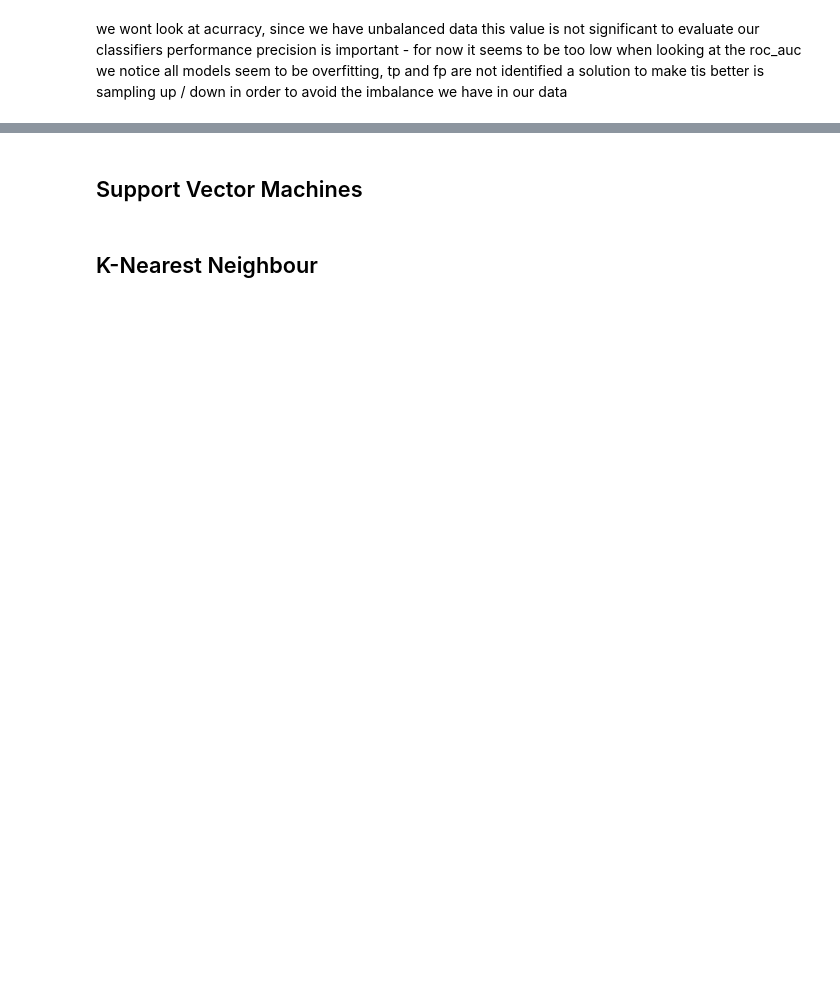
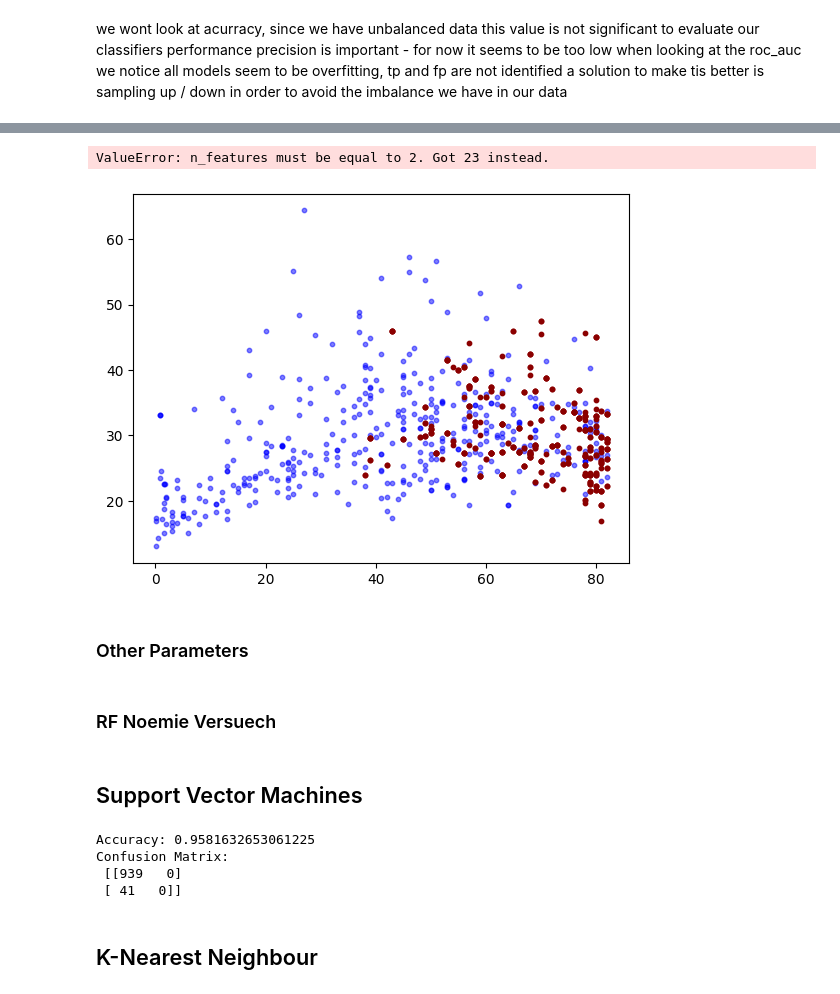
Before and after one commit to mustra12/project_FoDS, a Jupyter notebook: projectFoDS-20052023.ipynb, the cells around one changed output, grey strips where cells are left out. Cells and saved outputs as stored; diff of their text form; code cells hidden in the pictures; blank space fills up the shorter version.

```diff
--- a/projectFoDS-20052023.ipynb
+++ b/projectFoDS-20052023.ipynb
@@ -951,2 +990,53 @@ df_performance
 | RF (test,bal) | 0 | 1 | 938 | 41 | 0.957143 | 0.0 | 0.0 | 0.0 | 0.7445 |
 | RF (train,bal) | 166 | 0 | 3756 | 0 | 1.0 | 1.0 | 1.0 | 1.0 | 1.0 |
+# %%
+plt.figure()
+plt.scatter(X_train_sub.loc[y_train_sub==0,'age'], X_train_sub.loc[y_train_sub==0,'bmi'],s =10,color = 'blue',alpha = 0.5, label = 'No Stroke')
+plt.scatter(X_train_sub.loc[y_train_sub==1,'age'], X_train_sub.loc[y_train_sub==1,'bmi'],s =10,color = 'darkred', label = 'Stroke')
+
+# plot the decision function
+ax = plt.gca()
+DecisionBoundaryDisplay.from_estimator(
+    clf_SVM_sub,
+    X_train.loc[pats_pos+pats_neg].values,
+    plot_method="contour",
+    levels=[-1, 0, 1],
+    color = 'k',
+    alpha=0.5,
+    linestyles=["--", "-", "--"],
+    ax=ax
+)
+plt.xlabel('standardized Age [a.u.]')
+plt.ylabel('standardized BMI [a.u.]')
+plt.title('SVM linear hyperplane visualization (balanced train set)')
+plt.legend()
+
+
+# For the imbalanced data set
+plt.figure()
+plt.scatter(X_train.loc[y_train==0,'age'], X_train.loc[y_train==0,'bmi'],s =10,color = 'blue',alpha = 0.1, label = 'No Stroke')
+plt.scatter(X_train.loc[y_train==1,'age'], X_train.loc[y_train==1,'bmi'],s =10,color = 'darkred', label = 'Stroke')
+
+# plot the decision function
+ax = plt.gca()
+DecisionBoundaryDisplay.from_estimator(
+    clf_SVM,
+    X_train.values,
+    plot_method="contour",
+    levels=[-1, 0, 1],
+    color = 'k',
+    alpha=0.5,
+    linestyles=["--", "-", "--"],
+    ax=ax
+)
+plt.xlabel('standardized Age [a.u.]')
+plt.ylabel('standardized BMI [a.u.]')
+plt.title('SVM linear hyperplane visualization (train set)')
+plt.legend()
+# %% [output]
+ValueError: n_features must be equal to 2. Got 23 instead.
+[figure, added]
+# %% [markdown]
+### Other Parameters
+# %% [markdown]
+### RF Noemie Versuech
@@ -953,2 +1090,16 @@ df_performance
 # %% [markdown]
 ## Support Vector Machines
+# %%
+# Instantiate the SVM Classifier
+svm = SVC(kernel='linear', C=1.0)
+
+# Training the Model
+svm.fit(X_train, y_train)
+
+# Predictions
+y_pred = svm.predict(X_test)
+# %% [output]
+Accuracy: 0.9581632653061225
+Confusion Matrix:
+ [[939   0]
+ [ 41   0]]
```
Also changed, not shown: parts of 7 cells of this notebook.
